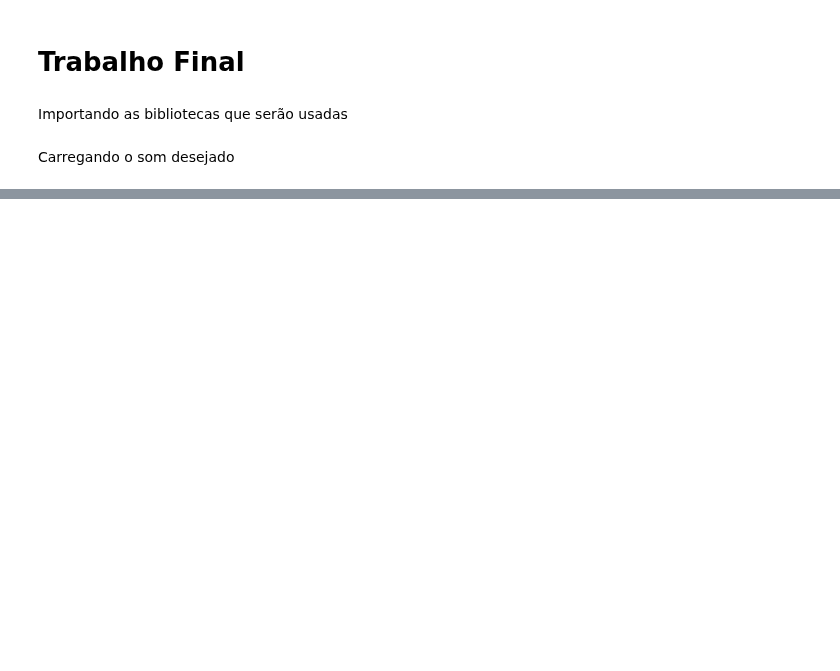
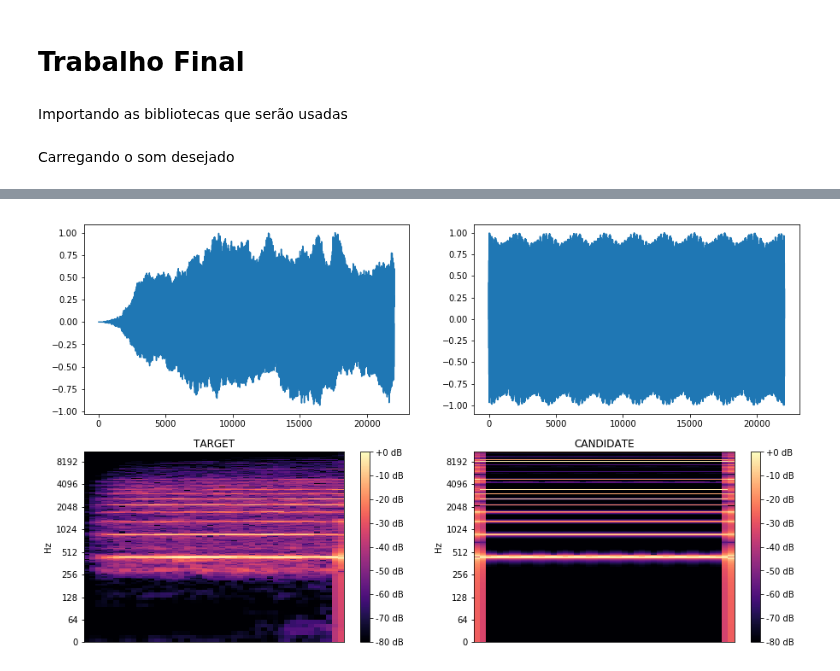
Before and after one commit to msc-johntheo/geral, a Jupyter notebook: notebooks/computacao_evolucionaria/trabalho-final/trabalho-final.ipynb, the cells around one changed output, grey strips where cells are left out. Cells and saved outputs as stored; diff of their text form; code cells hidden in the pictures; blank space fills up the shorter version.

```diff
--- a/notebooks/computacao_evolucionaria/trabalho-final/trabalho-final.ipynb
+++ b/notebooks/computacao_evolucionaria/trabalho-final/trabalho-final.ipynb
@@ -112,8 +128,8 @@ toolbox.decorate("mate", gp.staticLimit(key=operator.attrgetter("height"), max_v
 toolbox.decorate("mutate", gp.staticLimit(key=operator.attrgetter("height"), max_value=10))
 # %%
 def main():
-    random.seed(15)
-    pop = toolbox.population(n=7000)
+    random.seed(10)
+    pop = toolbox.population(n=10000)
     hof = tools.HallOfFame(1)
     stats = tools.Statistics(lambda ind: ind.fitness.values)
     stats.register("avg", np.mean)
@@ -121,7 +137,7 @@ def main():
     stats.register("min", np.min)
     stats.register("max", np.max)
 
-    algorithms.eaSimple(pop, toolbox, 0.75, 0.2, 30, stats, halloffame=hof)
+    algorithms.eaSimple(pop, toolbox, 0.75, 0.2, 50, stats, halloffame=hof)
 
     return pop, stats, hof
 # %%
@@ -151,7 +167,6 @@ str(hof[0])
 # %%
 func = toolbox.compile(hof[0])
-candidate = func(f0)
-plt.plot(candidate)
+candidate = librosa.util.normalize(func(f0))
 Audio(candidate,rate=sr)
 # %% [output]
 [interactive output not drawn]
@@ -158,0 +175,24 @@ Audio(candidate,rate=sr)
+# %%
+def print_signals(target,candidate):
+    plt.figure(1,figsize=(15, 9))
+    plt.subplot(221)
+    plt.plot(target)
+
+    plt.subplot(222)
+    plt.plot(candidate)
+
+    plt.subplot(223)
+    D_target = librosa.amplitude_to_db(librosa.stft(target), ref=np.max)
+    librosa.display.specshow(D_target, y_axis='log')
+    plt.colorbar(format='%+2.0f dB')
+    plt.title('TARGET')
+
+    plt.subplot(224)
+    D_candidate = librosa.amplitude_to_db(librosa.stft(candidate), ref=np.max)
+    librosa.display.specshow(D_candidate, y_axis='log')
+    plt.colorbar(format='%+2.0f dB')
+    plt.title('CANDIDATE')
+# %%
+print_signals(target,candidate)
+# %% [output]
+[figure, added]
```
Also changed, not shown: parts of 9 cells of this notebook, 4 other files.
